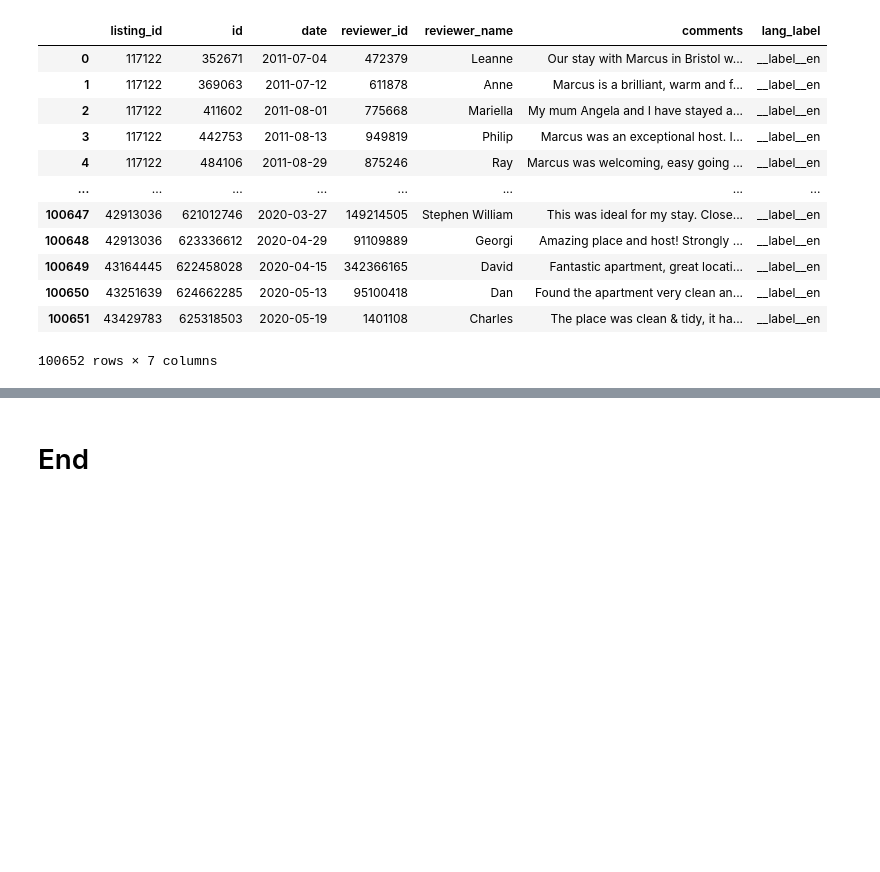
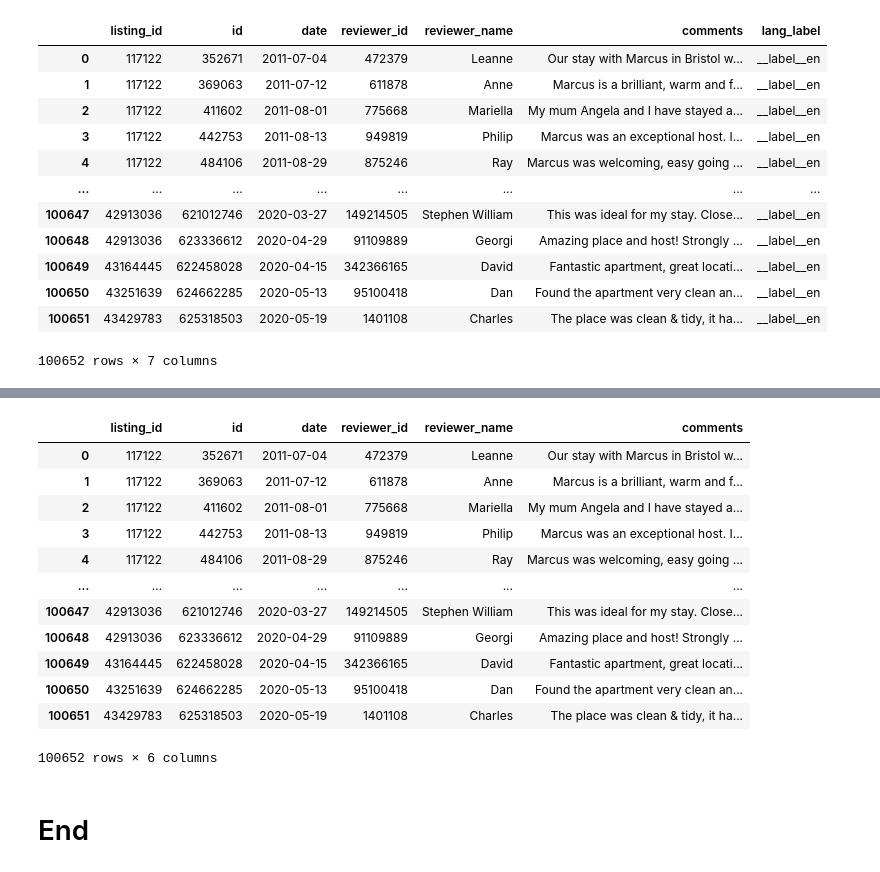
Before and after one commit to nttek/urekaDataScience, a Jupyter notebook: Week3/AirBnb.ipynb, the cells around one changed output, grey strips where cells are left out. Drawn from its saved outputs; the diff is of its cells as text; code cells hidden in the pictures; blank space fills up the shorter version.

```diff
--- a/Week3/AirBnb.ipynb
+++ b/Week3/AirBnb.ipynb
@@ -224,3 +228,21 @@ merged.loc[merged['lang_label'] == '__label__en']
+# %%
+temp = merged.loc[merged['lang_label'] == '__label__en']
+temp = merged.drop(['lang_label'],axis=1)
+temp
+# %% [output]
+|  | listing_id | id | date | reviewer_id | reviewer_name | comments |
+| 0 | 117122 | 352671 | 2011-07-04 | 472379 | Leanne | Our stay with Marcus in Bristol w... |
+| 1 | 117122 | 369063 | 2011-07-12 | 611878 | Anne | Marcus is a brilliant, warm and f... |
+| 2 | 117122 | 411602 | 2011-08-01 | 775668 | Mariella | My mum Angela and I have stayed a... |
+| 3 | 117122 | 442753 | 2011-08-13 | 949819 | Philip | Marcus was an exceptional host. I... |
+| 4 | 117122 | 484106 | 2011-08-29 | 875246 | Ray | Marcus was welcoming, easy going ... |
+| ... | ... | ... | ... | ... | ... | ... |
+| 100647 | 42913036 | 621012746 | 2020-03-27 | 149214505 | Stephen William | This was ideal for my stay. Close... |
+| 100648 | 42913036 | 623336612 | 2020-04-29 | 91109889 | Georgi | Amazing place and host! Strongly ... |
+| 100649 | 43164445 | 622458028 | 2020-04-15 | 342366165 | David | Fantastic apartment, great locati... |
+| 100650 | 43251639 | 624662285 | 2020-05-13 | 95100418 | Dan | Found the apartment very clean an... |
+| 100651 | 43429783 | 625318503 | 2020-05-19 | 1401108 | Charles | The place was clean & tidy, it ha... |
+100652 rows × 6 columns
 # %% [markdown]
 # End
 # %%
```
Also changed, not shown: parts of 2 cells of this notebook.
